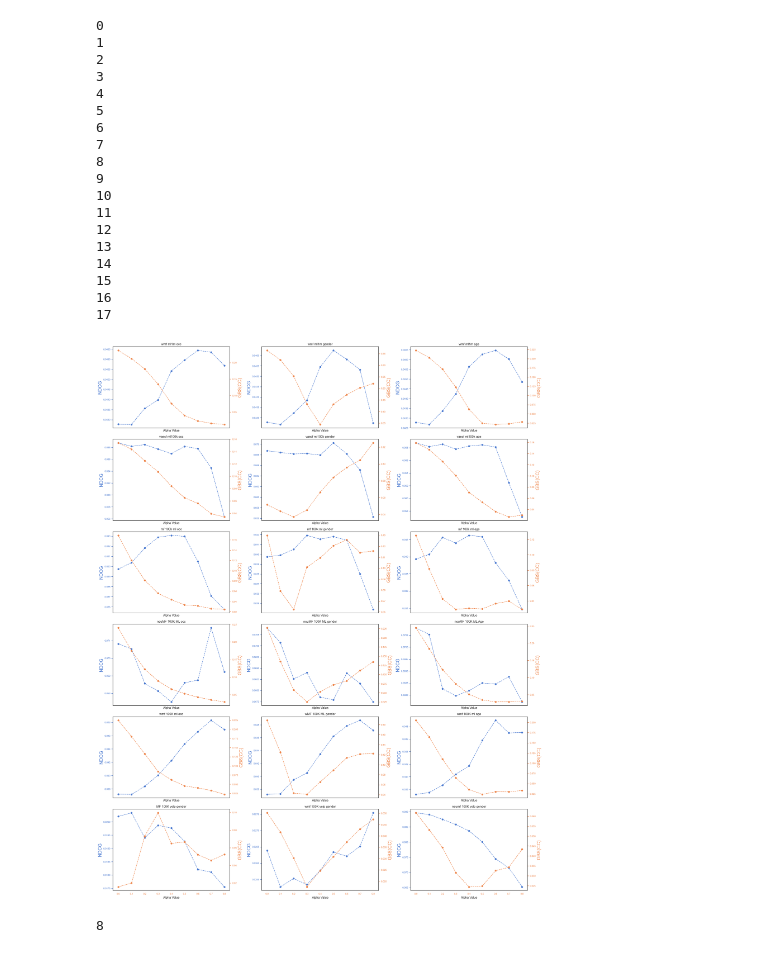
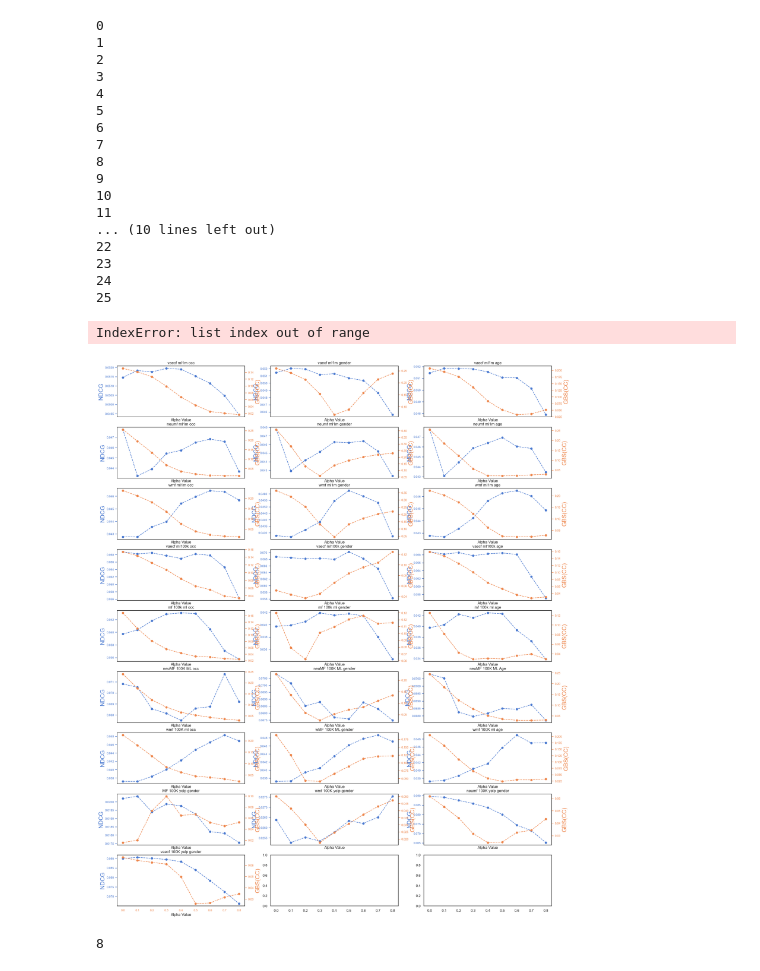
Before and after one commit to tahsinkheya/re_ranking_clean, a Jupyter notebook: data_vis/all_1m copy.ipynb, the cells around one changed output. Drawn from its saved outputs; the diff is of its cells as text; code cells hidden in the pictures.

```diff
--- a/data_vis/all_1m copy.ipynb
+++ b/data_vis/all_1m copy.ipynb
@@ -774,14 +1007,14 @@ import seaborn as sns
 # Sample data
 x = [0,0.1,0.2,0.3,0.4,0.5,0.6, 0.7,0.8]
 upper_bound = 7
-titles = ["wmf ml1m occ","wmf ml1m gender","wmf ml1m age","vaecf ml100k occ","vaecf ml100k gender","vaecf ml100k age","mf 100k ml occ","mf 100k ml gender","mf 100k ml age","neuMF 100K ML occ","neuMF 100K ML gender", "neuMF 100K ML Age", "wmf 100K ml occ", "wMF 100K ML gender","wmf 100K ml age","MF 100K yelp gender","wmf 100K yelp gender","neumf 100K yelp gender","vaecf 100K yelp gender" ]
+titles = ["vaecf ml1m occ","vaecf ml1m gender","vaecf ml1m age","neumf ml1m occ","neumf ml1m gender","neumf ml1m age","wmf ml1m occ","wmf ml1m gender","wmf ml1m age","vaecf ml100k occ","vaecf ml100k gender","vaecf ml100k age","mf 100k ml occ","mf 100k ml gender","mf 100k ml age","neuMF 100K ML occ","neuMF 100K ML gender", "neuMF 100K ML Age", "wmf 100K ml occ", "wMF 100K ML gender","wmf 100K ml age","MF 100K yelp gender","wmf 100K yelp gender","neumf 100K yelp gender","vaecf 100K yelp gender" ]
 
 # Seaborn setup for white background
 sns.set(style="white")
 pastel_palette = sns.color_palette("muted")
 
 # Create figure and 3 subplots (1 row, 3 columns)
-fig, axes = plt.subplots(6, 3, figsize=(24, 30), sharex=True)
+fig, axes = plt.subplots(9, 3, figsize=(24, 30), sharex=True)
 axes = axes.flatten()
 # Plotting the 3 subplots
 for i, ax1 in enumerate(axes):
@@ -801,40 +1034,40 @@ for i, ax1 in enumerate(axes):
     ax2 = ax1.twinx()
     ax2.plot(x, gp_sum[i], label=titles[i], color=pastel_palette[1],marker="o",linestyle="--")
     ax2.set_ylabel(f"GBS(CC)", color=pastel_palette[1],fontsize=18)
     ax2.tick_params(axis="y", colors=pastel_palette[1], labelsize =9)
 
     # Set legends for both plots
     # ax1.legend(loc="upper left", fontsize=8)
     # ax2.legend(loc="upper right", fontsize=8)
 
     # Set title for each subplot
     ax1.set_title(f"{titles[i]}")
 
 # Adjust layout and title
 # plt.suptitle("Impact of Alpha on the Performance and Bias of the MF Model", fontsize=14)
 plt.tight_layout()
 plt.savefig("alldsabalationh.pdf", format="pdf")
 plt.show()
 # %% [output]
 0
 1
 2
 3
 4
 5
 6
 7
 8
 9
 10
 11
-12
-13
-14
-15
-16
-17
+... (10 lines left out)
+22
+23
+24
+25
+IndexError: list index out of range
-[figure, old version]
+[figure, new version]
 # %%
 ndcg_list[12].__len__()
 # %% [output]
```
Also changed, not shown: parts of 3 cells of this notebook, 10 other files.
